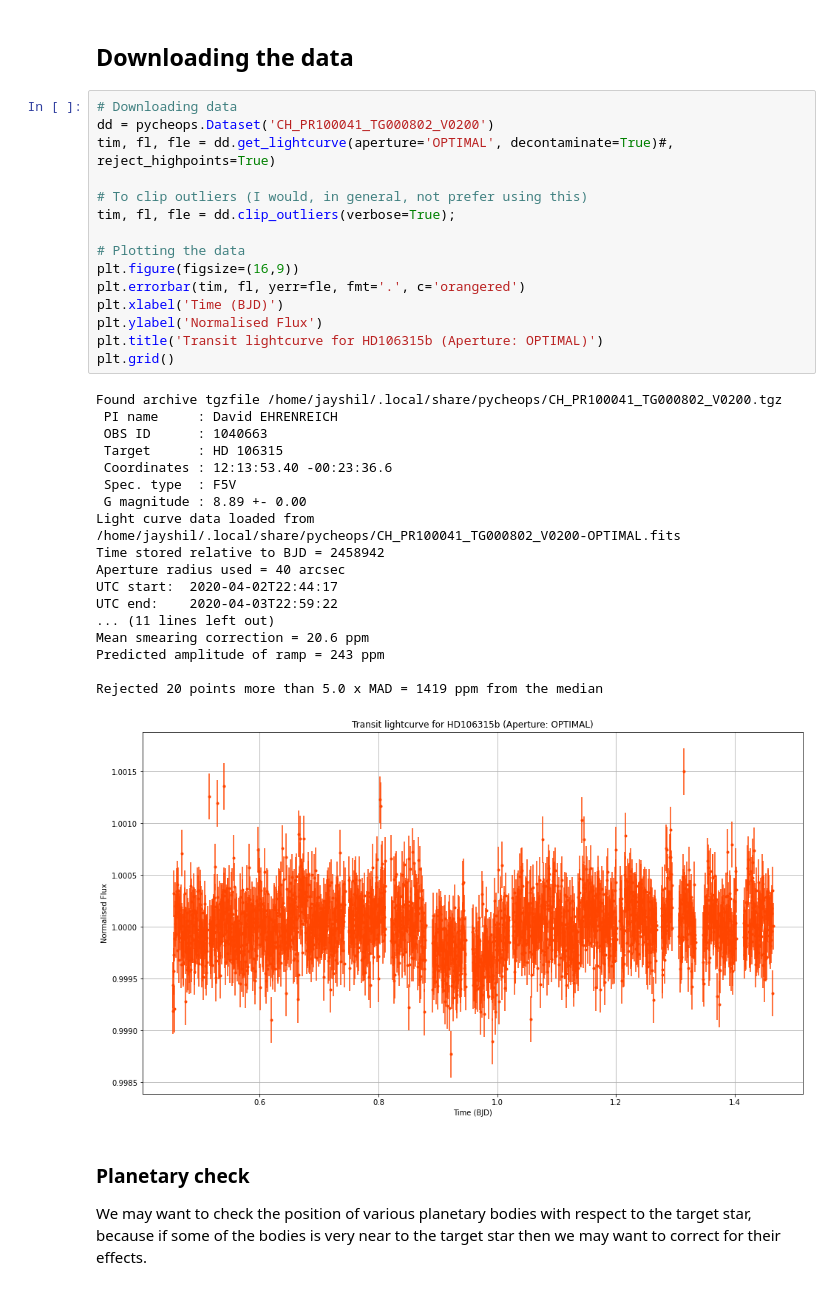
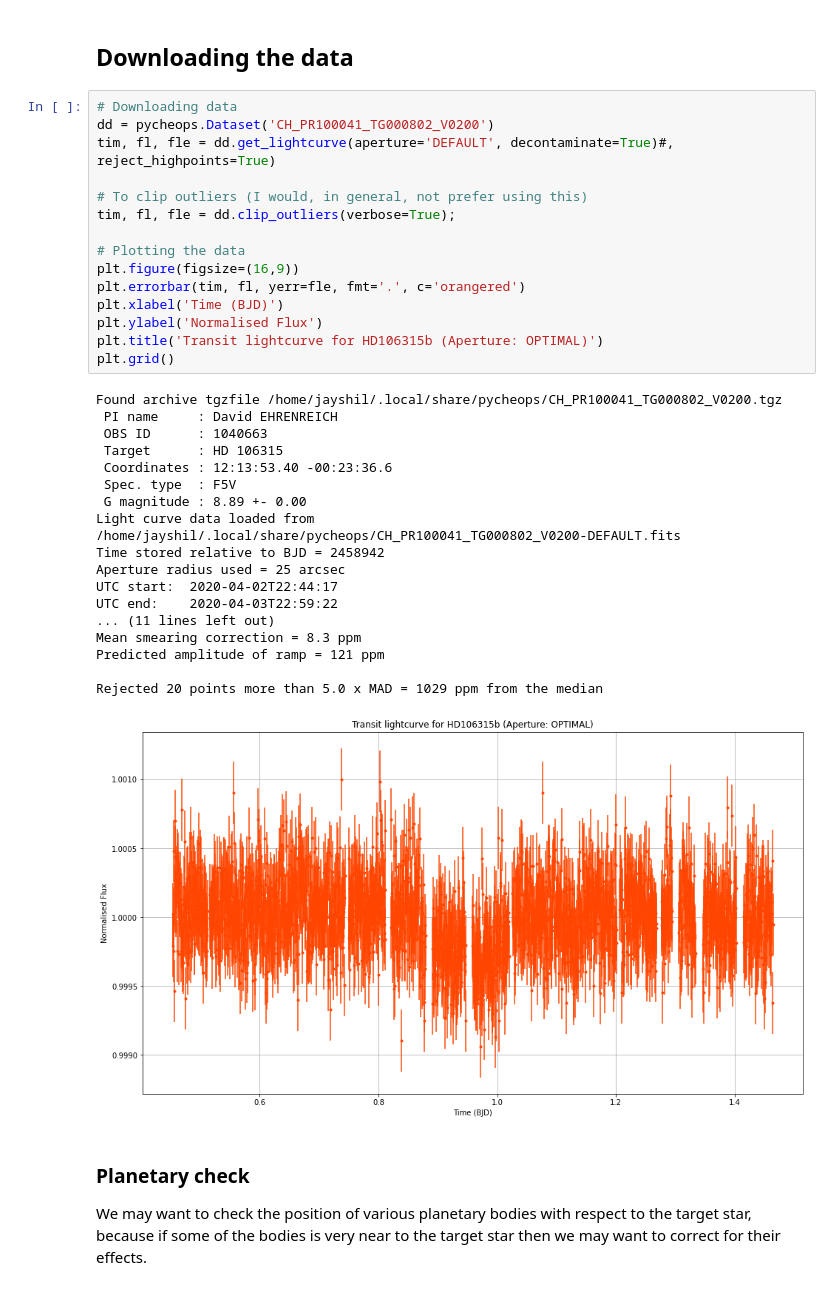
Before and after one commit to Jayshil/pycheops-tutorials, a Jupyter notebook: HD106315/Paper/pp1_hd106315_visit1.ipynb, the cells around one changed output. Saved outputs shown, nothing was run; the diff lists cells and outputs as text.

Commit message:
Changed aperture radius to 25 pixels

```diff
--- a/HD106315/Paper/pp1_hd106315_visit1.ipynb
+++ b/HD106315/Paper/pp1_hd106315_visit1.ipynb
@@ -20,37 +20,37 @@ from pycheops.utils import phaser
 # %%
 # Downloading data
 dd = pycheops.Dataset('CH_PR100041_TG000802_V0200')
-tim, fl, fle = dd.get_lightcurve(aperture='OPTIMAL', decontaminate=True)#, reject_highpoints=True)
+tim, fl, fle = dd.get_lightcurve(aperture='DEFAULT', decontaminate=True)#, reject_highpoints=True)
 
 # To clip outliers (I would, in general, not prefer using this)
 tim, fl, fle = dd.clip_outliers(verbose=True);
 
 # Plotting the data
 plt.figure(figsize=(16,9))
 plt.errorbar(tim, fl, yerr=fle, fmt='.', c='orangered')
 plt.xlabel('Time (BJD)')
 plt.ylabel('Normalised Flux')
 plt.title('Transit lightcurve for HD106315b (Aperture: OPTIMAL)')
 plt.grid()
 # %% [output]
 Found archive tgzfile /home/jayshil/.local/share/pycheops/CH_PR100041_TG000802_V0200.tgz
  PI name     : David EHRENREICH
  OBS ID      : 1040663
  Target      : HD 106315
  Coordinates : 12:13:53.40 -00:23:36.6
  Spec. type  : F5V
  G magnitude : 8.89 +- 0.00
-Light curve data loaded from  /home/jayshil/.local/share/pycheops/CH_PR100041_TG000802_V0200-OPTIMAL.fits
+Light curve data loaded from  /home/jayshil/.local/share/pycheops/CH_PR100041_TG000802_V0200-DEFAULT.fits
 Time stored relative to BJD = 2458942
-Aperture radius used = 40 arcsec
+Aperture radius used = 25 arcsec
 UTC start:  2020-04-02T22:44:17
 UTC end:    2020-04-03T22:59:22
 ... (11 lines left out)
-Mean smearing correction = 20.6 ppm
-Predicted amplitude of ramp = 243 ppm
+Mean smearing correction = 8.3 ppm
+Predicted amplitude of ramp = 121 ppm
 
-Rejected 20 points more than 5.0 x MAD = 1419 ppm from the median
+Rejected 20 points more than 5.0 x MAD = 1029 ppm from the median
-[figure, old version]
+[figure, new version]
 # %% [markdown]
 ### Planetary check
 
```
Also changed, not shown: parts of 19 cells of this notebook, 2 other files.
